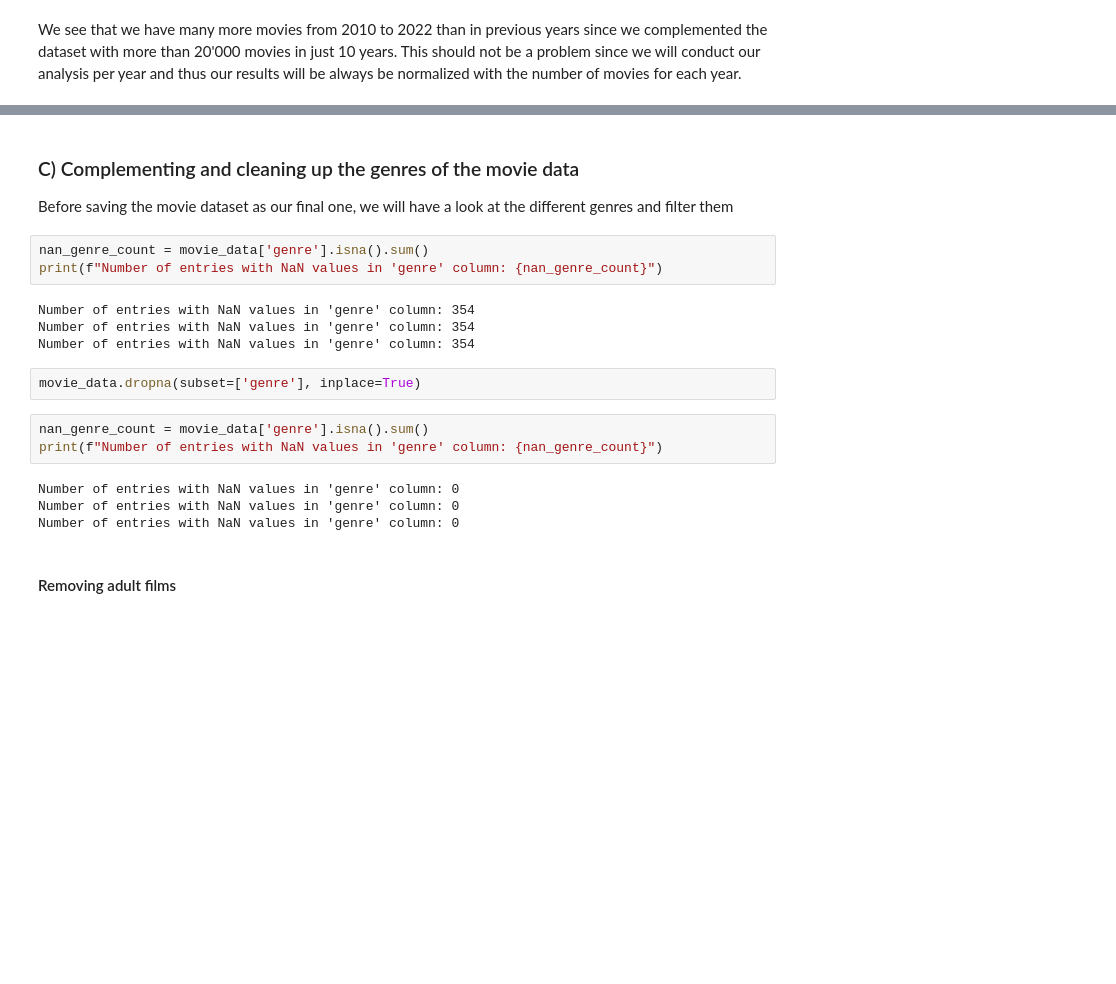
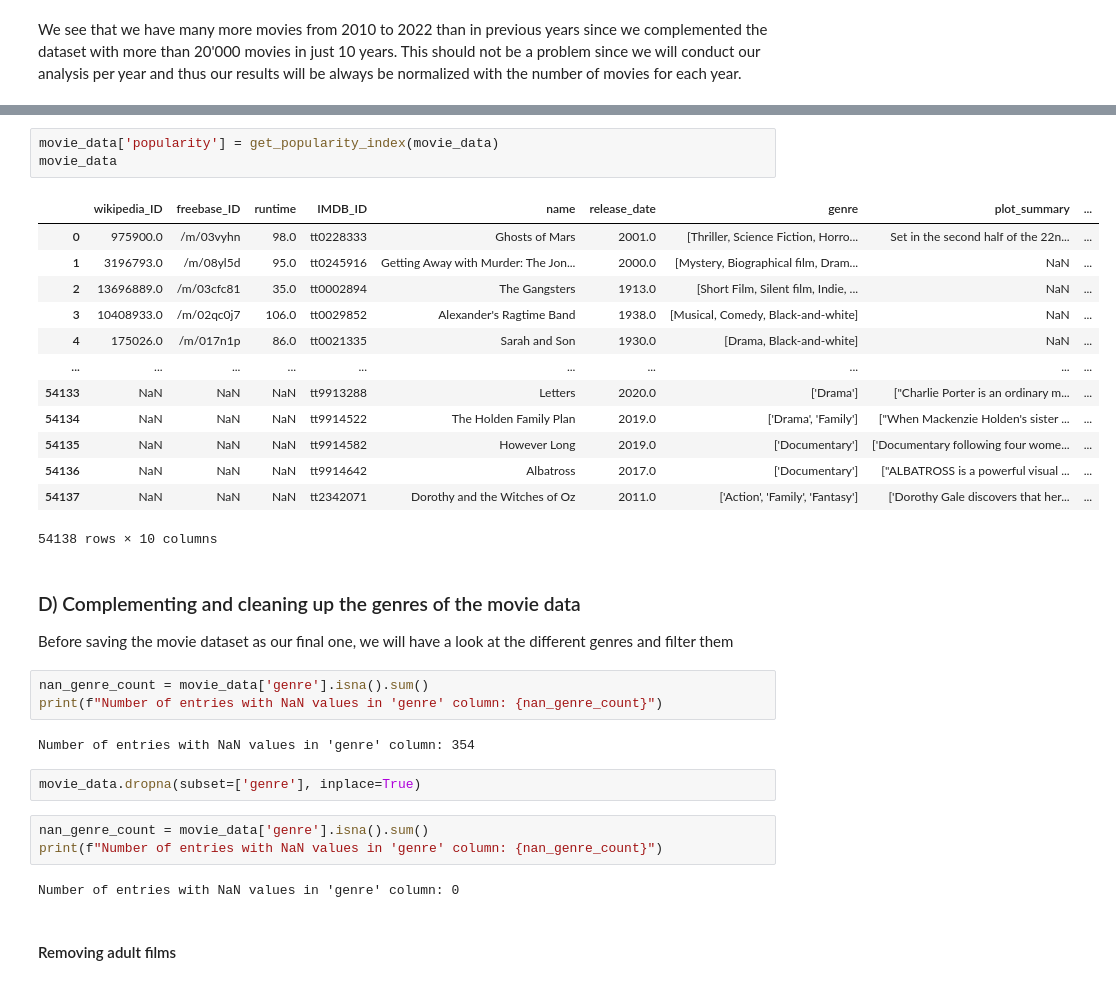
Before and after one commit to epfl-ada/ada-2023-project-badabob, a Jupyter notebook: M3_DataCreation&Exploration.ipynb, the cells around one changed output, grey strips where cells are left out. Drawn from its saved outputs; the diff is of its cells as text; blank space fills up the shorter version.

```diff
--- a/M3_DataCreation&Exploration.ipynb
+++ b/M3_DataCreation&Exploration.ipynb
@@ -1141,5 +710,22 @@ We see that we have many more movies from 2010 to 2022 than in previous years si
+# %%
+movie_data['popularity'] = get_popularity_index(movie_data)
+movie_data
+# %% [output]
+|  | wikipedia_ID | freebase_ID | runtime | IMDB_ID | name | release_date | genre | plot_summary | ... |
+| 0 | 975900.0 | /m/03vyhn | 98.0 | tt0228333 | Ghosts of Mars | 2001.0 | [Thriller, Science Fiction, Horro... | Set in the second half of the 22n... | ... |
+| 1 | 3196793.0 | /m/08yl5d | 95.0 | tt0245916 | Getting Away with Murder: The Jon... | 2000.0 | [Mystery, Biographical film, Dram... | NaN | ... |
+| 2 | 13696889.0 | /m/03cfc81 | 35.0 | tt0002894 | The Gangsters | 1913.0 | [Short Film, Silent film, Indie, ... | NaN | ... |
+| 3 | 10408933.0 | /m/02qc0j7 | 106.0 | tt0029852 | Alexander's Ragtime Band | 1938.0 | [Musical, Comedy, Black-and-white] | NaN | ... |
+| 4 | 175026.0 | /m/017n1p | 86.0 | tt0021335 | Sarah and Son | 1930.0 | [Drama, Black-and-white] | NaN | ... |
+| ... | ... | ... | ... | ... | ... | ... | ... | ... | ... |
+| 54133 | NaN | NaN | NaN | tt9913288 | Letters | 2020.0 | ['Drama'] | ["Charlie Porter is an ordinary m... | ... |
+| 54134 | NaN | NaN | NaN | tt9914522 | The Holden Family Plan | 2019.0 | ['Drama', 'Family'] | ["When Mackenzie Holden's sister ... | ... |
+| 54135 | NaN | NaN | NaN | tt9914582 | However Long | 2019.0 | ['Documentary'] | ['Documentary following four wome... | ... |
+| 54136 | NaN | NaN | NaN | tt9914642 | Albatross | 2017.0 | ['Documentary'] | ["ALBATROSS is a powerful visual ... | ... |
+| 54137 | NaN | NaN | NaN | tt2342071 | Dorothy and the Witches of Oz | 2011.0 | ['Action', 'Family', 'Fantasy'] | ['Dorothy Gale discovers that her... | ... |
+54138 rows × 10 columns
 # %% [markdown]
-### C) Complementing and cleaning up the genres of the movie data
+### D) Complementing and cleaning up the genres of the movie data
 <a id='subsection-5.3'></a>
 Before saving the movie dataset as our final one, we will have a look at the different genres and filter them
 # %%
@@ -1147,8 +733,6 @@ nan_genre_count = movie_data['genre'].isna().sum()
 print(f"Number of entries with NaN values in 'genre' column: {nan_genre_count}")
 # %% [output]
 Number of entries with NaN values in 'genre' column: 354
-Number of entries with NaN values in 'genre' column: 354
-Number of entries with NaN values in 'genre' column: 354
 # %%
 movie_data.dropna(subset=['genre'], inplace=True)
 # %%
@@ -1156,8 +740,6 @@ nan_genre_count = movie_data['genre'].isna().sum()
 print(f"Number of entries with NaN values in 'genre' column: {nan_genre_count}")
 # %% [output]
 Number of entries with NaN values in 'genre' column: 0
-Number of entries with NaN values in 'genre' column: 0
-Number of entries with NaN values in 'genre' column: 0
 # %% [markdown]
 #### Removing adult films
 # %% [markdown]
```
Also changed, not shown: parts of 86 cells of this notebook, 2 other files.
